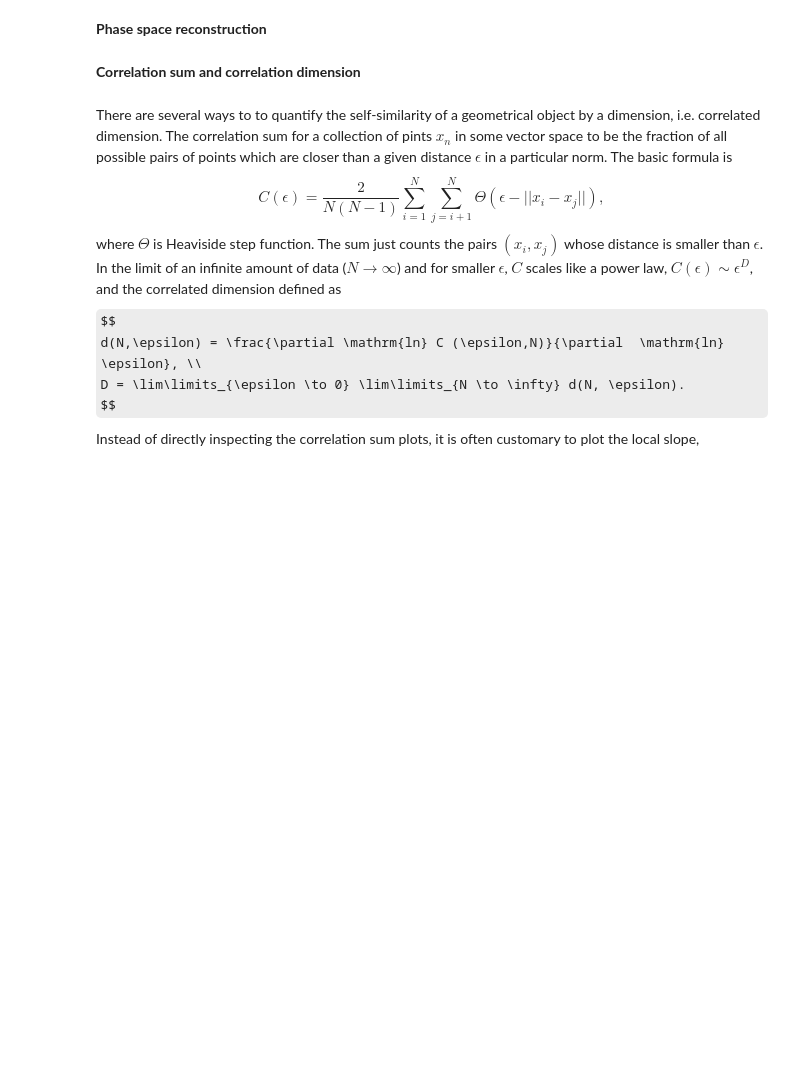
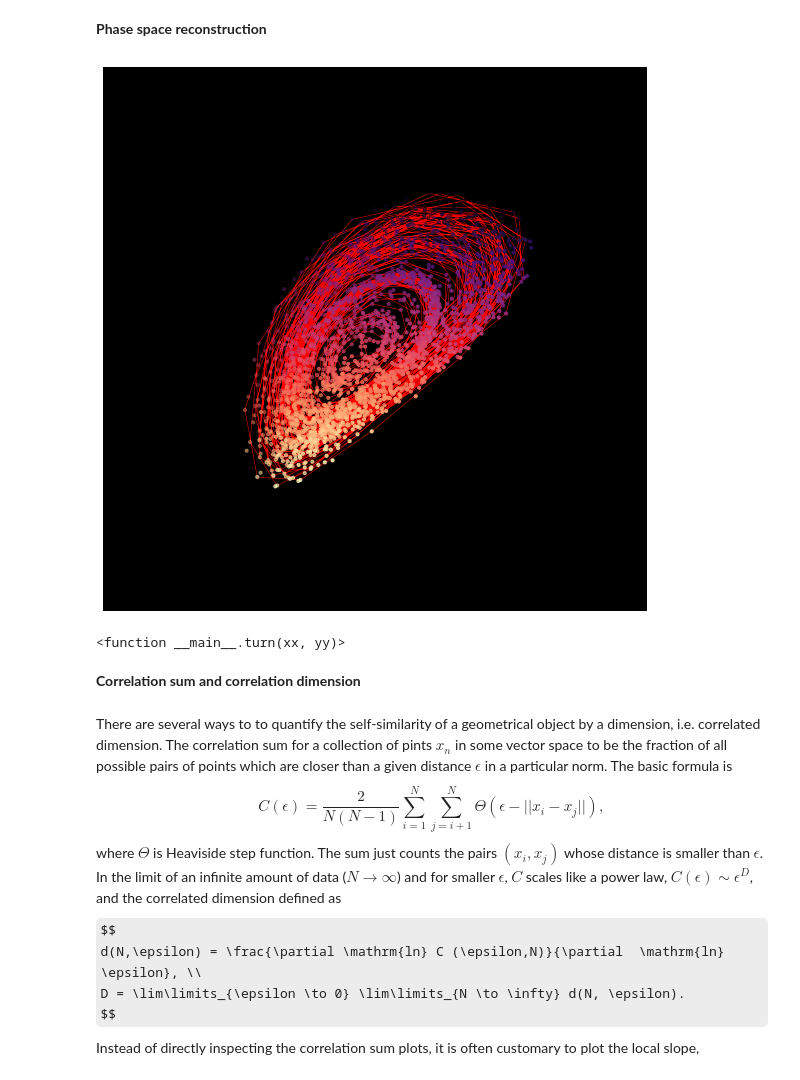
Before and after one commit to paulsok/chaos-analysis, a Jupyter notebook: chaos analysis.ipynb, the cells around one changed output. Saved outputs shown, nothing was run; the diff lists cells and outputs as text; code cells hidden in the pictures; some formulas as TeX source; blank space fills up the shorter version.

```diff
--- a/chaos analysis.ipynb
+++ b/chaos analysis.ipynb
@@ -232,39 +234,43 @@ plt.show()
 # %%
 from ipywidgets import interact, FloatSlider
 
-# Minimum FNN
+# FNN
 m_fnn=6
 
-# Filter
+# filter
 #sos = signal.butter(2, 0.5, 'lp', output='sos')
 #rho1 = signal.sosfilt(sos, rho)
-b, a = signal.butter(5, 0.25)
+b, a = signal.butter(5, 0.2)
 rho1 = signal.filtfilt(b, a, rho)
 
 X = rho1[:-r_delay*2]
 Y = rho1[r_delay:-r_delay]
 Z = rho1[2*r_delay:]
 
 plt.rcParams["figure.figsize"] = [10, 10]
 
-step=1
+# rotation step
+step=2
 
 def turn(xx,yy):
     fig = plt.figure()
     ax = plt.axes(projection='3d')
     #ax.set_xlabel(r'$x(t)$')
     #ax.set_ylabel(r'$x(t + \tau)$')
     #ax.set_zlabel(r'$x(t + 2\tau)$');
-
     ax.view_init(xx, yy)
     ax.plot(X[::step], Y[::step], Z[::step],'-r', lw=0.5)
     ax.scatter(X, Y, Z, c=np.sqrt(X**2+Y**2), cmap='magma', s=10)
     ax.set_facecolor('k')
     plt.axis('off')
+    plt.show()
     #plt.savefig(name+'3D1'+'.pdf')
 
-interact(turn,xx=FloatSlider(value=55, min=0, max=360, step=1),
+interact(turn, xx=FloatSlider(value=55, min=0, max=360, step=1),
          yy=FloatSlider(value=75, min=0, max=90, step=1))
+# %% [output]
+[figure, added]
+<function __main__.turn(xx, yy)>
 # %% [markdown]
 **Correlation sum and correlation dimension**
 # %% [markdown]
```
Also changed, not shown: parts of 15 cells of this notebook.
